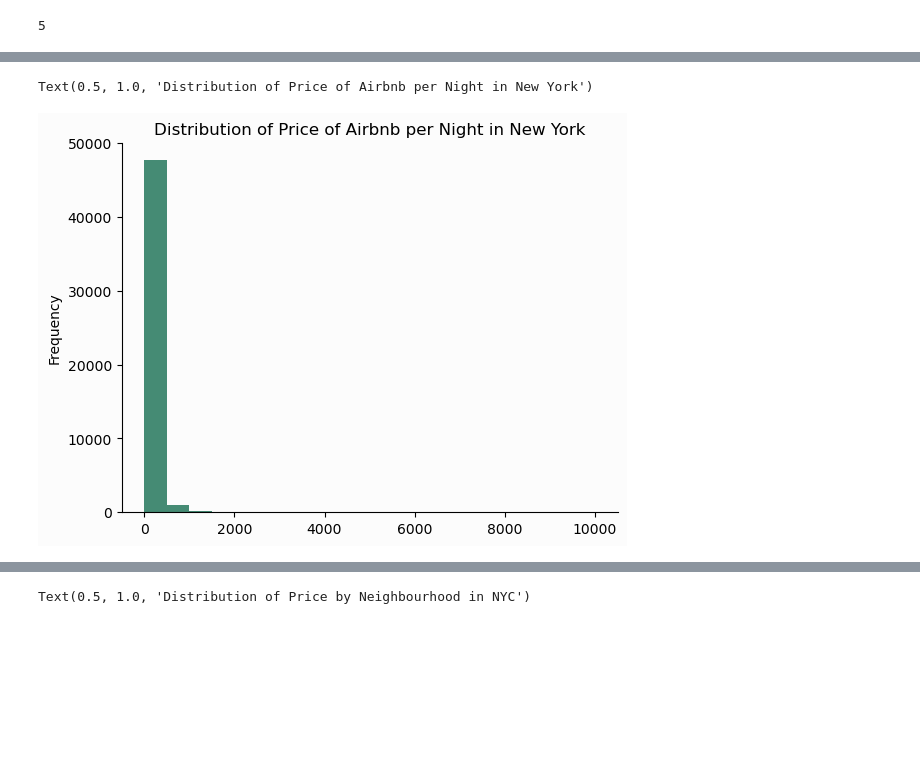
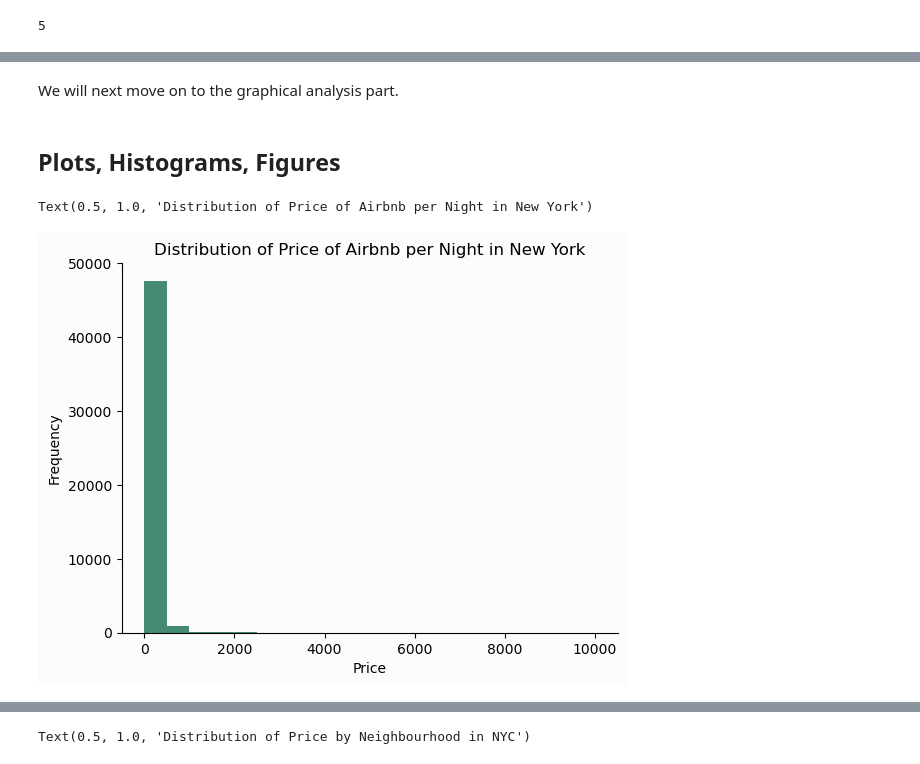
Before and after one commit to HarryC493/ECO225-Project, a Jupyter notebook: Code/project1-Cleaning&EDA.ipynb, the cells around one changed output, grey strips where cells are left out. Drawn from its saved outputs; the diff is of its cells as text; code cells hidden in the pictures; blank space fills up the shorter version.

Commit message:
Updated graphs, these are submitted versions for project 1

```diff
--- a/Code/project1-Cleaning&EDA.ipynb
+++ b/Code/project1-Cleaning&EDA.ipynb
@@ -39,5 +56,9 @@ ny2019_airbnb_raw_copy = ny2019_airbnb_raw.copy()
 
 # Change the datatype of last review from object to datetime
 ny2019_airbnb_raw_copy['last_review'] =  pd.to_datetime(ny2019_airbnb_raw_copy['last_review'])
+
+# Drop the variables which we are not going to use
+ny2019_airbnb_clean =  ny2019_airbnb_raw_copy.drop(
+    ['id', 'name', 'host_id', 'host_name', 'reviews_per_month'], axis = 1)
 # %%
 # Display some data to get a sense about data
@@ -81,0 +89,11 @@ ny2019_airbnb_reg.describe()
+# %%
+# Get a new dataset that only has numerical variables
+ny2019_airbnb_reg = ny2019_airbnb_clean.drop(['latitude', 'longitude'], axis = 1)
+ny2019_airbnb_reg_display = ny2019_airbnb_reg.copy().rename(
+    columns={"minimum_nights": "minimum nights",
+             "number_of_reviews": "number of reviews",
+             "calculated_host_listings_count": "number of host listings",
+             "availability_365": "available days"})
+
+# Brief numerical summary of data
+ny2019_airbnb_reg_display.describe()
@@ -141,16 +209,24 @@ ny2019_airbnb_group_neighbor_full
+# %% [markdown]
+We will next move on to the graphical analysis part.
+# %% [markdown]
+## Plots, Histograms, Figures
 # %%
 # Graphical Analysis
+# Plot a histogram for response variable - price
 fig, ax = plt.subplots()
 ny2019_airbnb_reg.plot(
     kind="hist", y="price", color='#458B74', bins = 20,
     legend=False, ax=ax
 )
+# Specify colors and labels
 bgcolor = (0.99, 0.99, 0.99)
 ax.set_facecolor(bgcolor)
 fig.set_facecolor(bgcolor)
 ax.spines['right'].set_visible(False)
 ax.spines['top'].set_visible(False)
+ax.set_xlabel('Price')
+ax.set_ylabel('Frequency')
 ax.set_title("Distribution of Price of Airbnb per Night in New York")
 # %% [output]
 Text(0.5, 1.0, 'Distribution of Price of Airbnb per Night in New York')
-[figure, old version]
+[figure, new version]
```
Also changed, not shown: parts of 43 cells of this notebook, 1 other file.
